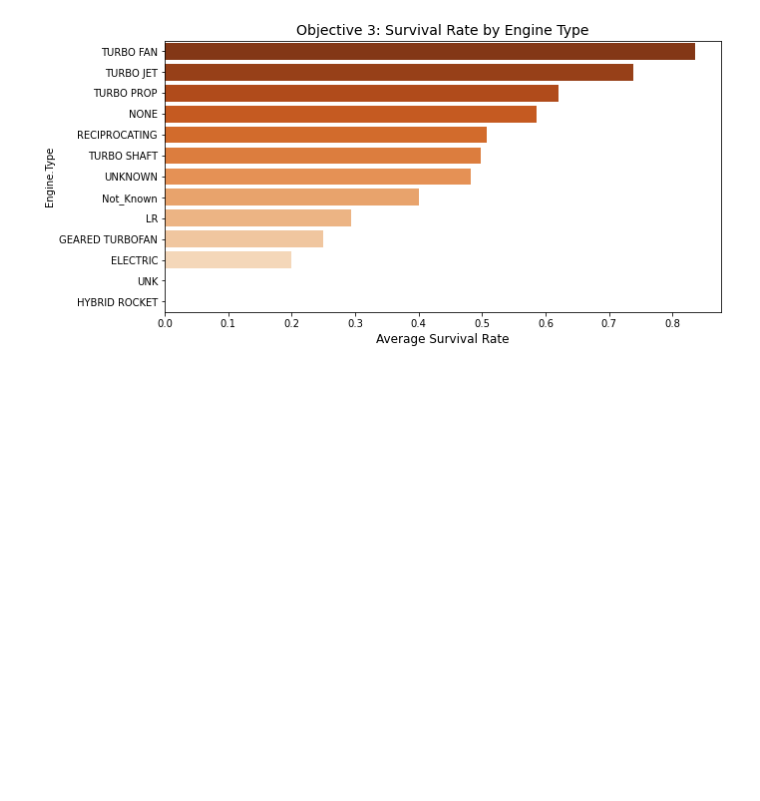
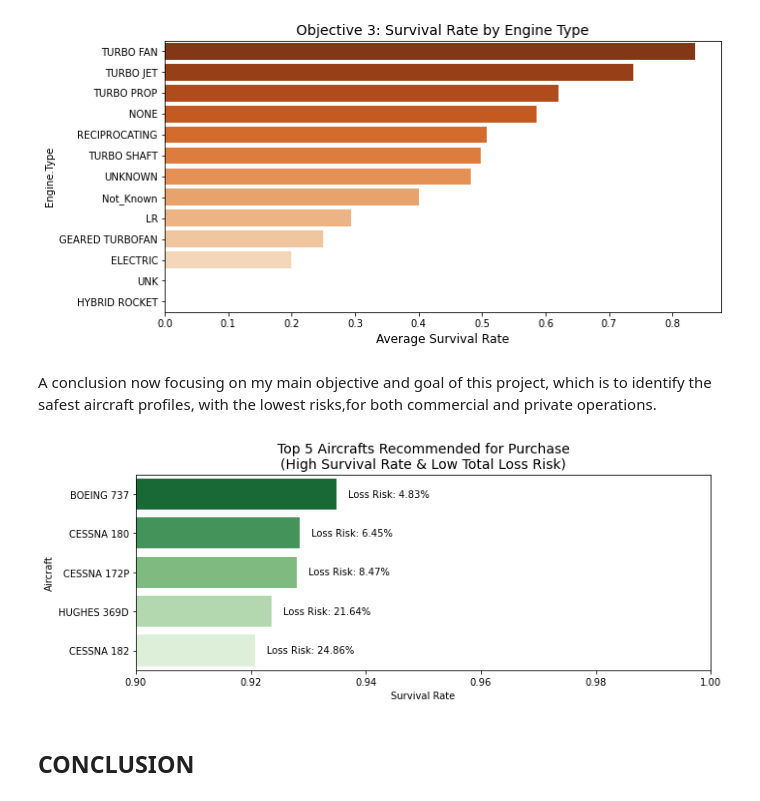
Before and after one commit to angelawachira-eng/Phase_1_-Aviation_Project, a Jupyter notebook: Assignments/Phase1/Phase_1_Project/student.ipynb, the cells around one changed output. Saved outputs shown, nothing was run; the diff lists cells and outputs as text; code cells hidden in the pictures; blank space fills up the shorter version.

Commit message:
Conclusions and Recommendations

```diff
--- a/Assignments/Phase1/Phase_1_Project/student.ipynb
+++ b/Assignments/Phase1/Phase_1_Project/student.ipynb
@@ -611,3 +611,34 @@ plt.xlabel('Average Survival Rate', fontsize=12)
 plt.show()
 # %% [output]
 [figure]
+# %% [markdown]
+A conclusion now focusing on my main objective and goal of this project, which is to identify the safest aircraft profiles, with the lowest risks,for both commercial and private operations.
+# %%
+# My top 5 safest aircraft profiles with lowest risks and high survival rates
+top_5 = top_safety.head(5).reset_index(drop=True)
+
+top_5['Aircraft'] = top_5['Make'] + ' ' + top_5['Model']
+plt.figure(figsize=(10, 4))
+sb.barplot(
+    data=top_5,
+    x='Survival_Rate',
+    y='Aircraft',
+    palette='Greens_r')
+
+for i, row in top_5.iterrows():
+    plt.text(
+        row['Survival_Rate'] + 0.002,
+        i,
+        f"Loss Risk: {row['Total_Loss_Risk']:.2%}",
+        va='center',
+        fontsize=10)
+plt.title('Top 5 Aircrafts Recommended for Purchase\n' '(High Survival Rate & Low Total Loss Risk)',fontsize=14)
+plt.xlabel('Survival Rate')
+plt.ylabel('Aircraft')
+plt.xlim(0.9, 1.0)
+plt.tight_layout()
+plt.show()
+# %% [output]
+[figure, added]
+# %% [markdown]
+## CONCLUSION
```
Also changed, not shown: parts of 10 cells of this notebook.
